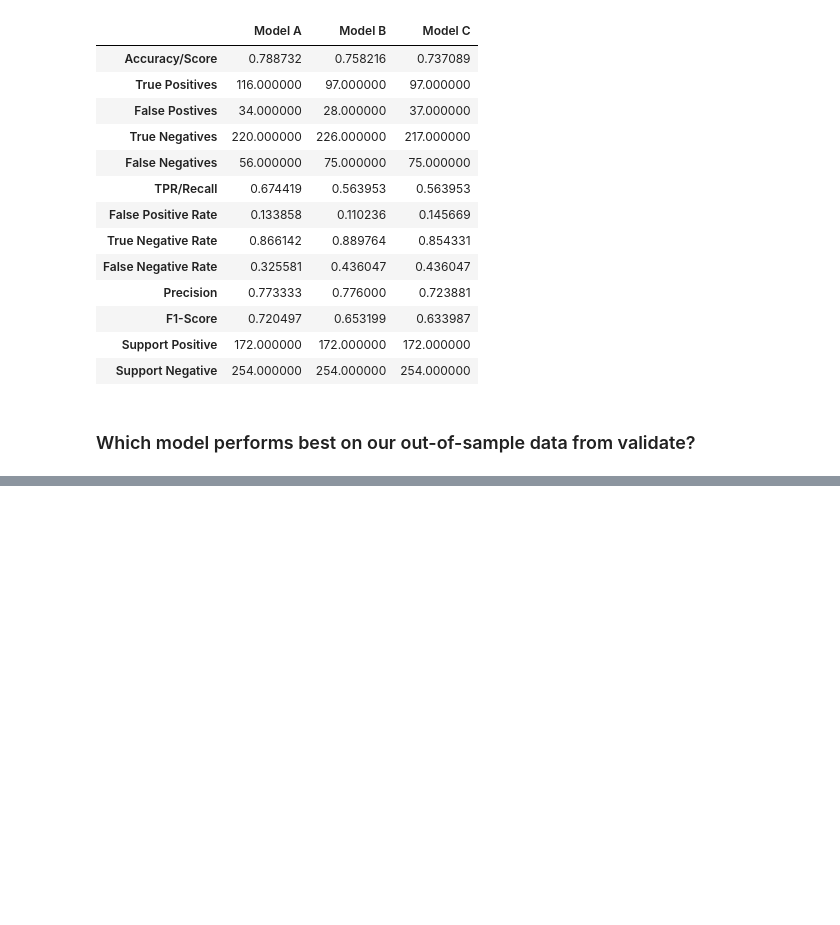
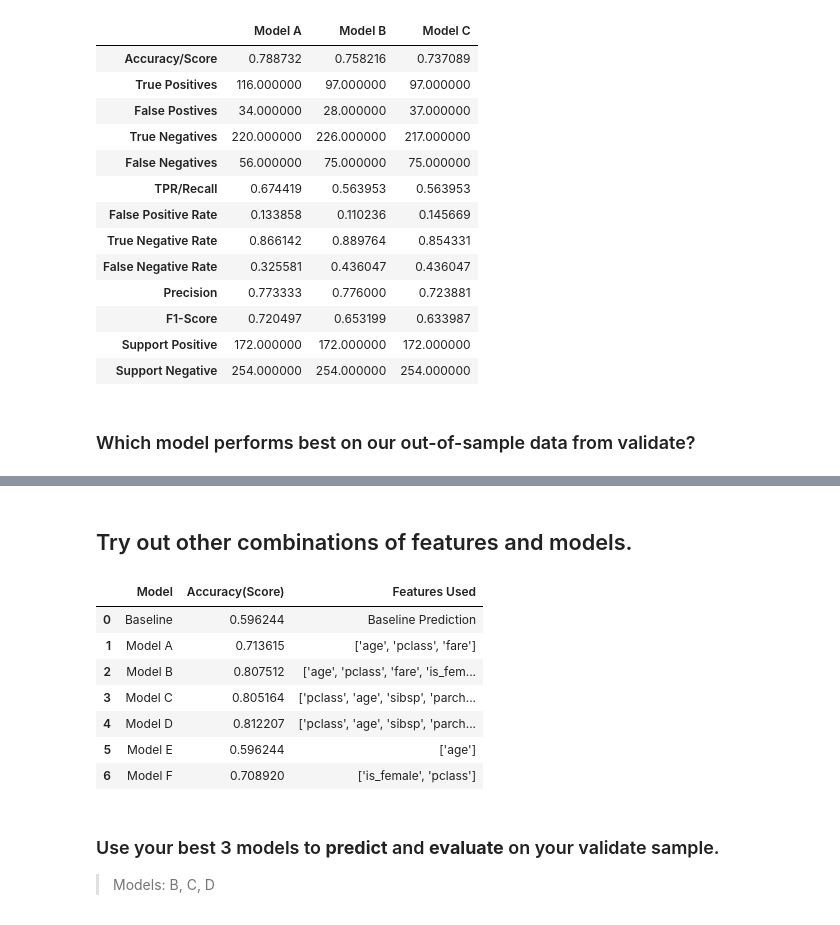
Before and after one commit to joshua-shorterivey/classification-exercises, a Jupyter notebook: model.ipynb, the cells around one changed output, grey strips where cells are left out. Cells and saved outputs as stored; diff of their text form; code cells hidden in the pictures; blank space fills up the shorter version.

```diff
--- a/model.ipynb
+++ b/model.ipynb
@@ -879,0 +930,2 @@ validate_scores
+# %%
+logit_scores = pd.concat([logit_scores, logit_feps(logit, selected_feats, X_train, y_train, 'Model A')], ignore_index=True)
@@ -879,0 +941,11 @@ validate_scores
+# %%
+# create object
+model_b = LogisticRegression(random_state=514)
+
+# select features
+model_b_feat = ['age', 'pclass', 'fare', 'is_female']
+# %%
+logit_scores = pd.concat([logit_scores, logit_feps(model_b, model_b_feat, X_train, y_train, 'Model B')],\
+    ignore_index=True )
+# %% [markdown]
+## Try out other combinations of features and models.
@@ -879,0 +972,16 @@ validate_scores
+# %%
+#score_list = [c_score, d_score, e_score, f_score]
+logit_scores = pd.concat([logit_scores,c_score, d_score, e_score, f_score], ignore_index=True)
+logit_scores
+# %% [output]
+|  | Model | Accuracy(Score) | Features Used |
+| 0 | Baseline | 0.596244 | Baseline Prediction |
+| 1 | Model A | 0.713615 | ['age', 'pclass', 'fare'] |
+| 2 | Model B | 0.807512 | ['age', 'pclass', 'fare', 'is_fem... |
+| 3 | Model C | 0.805164 | ['pclass', 'age', 'sibsp', 'parch... |
+| 4 | Model D | 0.812207 | ['pclass', 'age', 'sibsp', 'parch... |
+| 5 | Model E | 0.596244 | ['age'] |
+| 6 | Model F | 0.708920 | ['is_female', 'pclass'] |
+# %% [markdown]
+### Use your best 3 models to **predict** and **evaluate** on your validate sample.
+> Models: B, C, D
```
Also changed, not shown: parts of 39 cells of this notebook.
